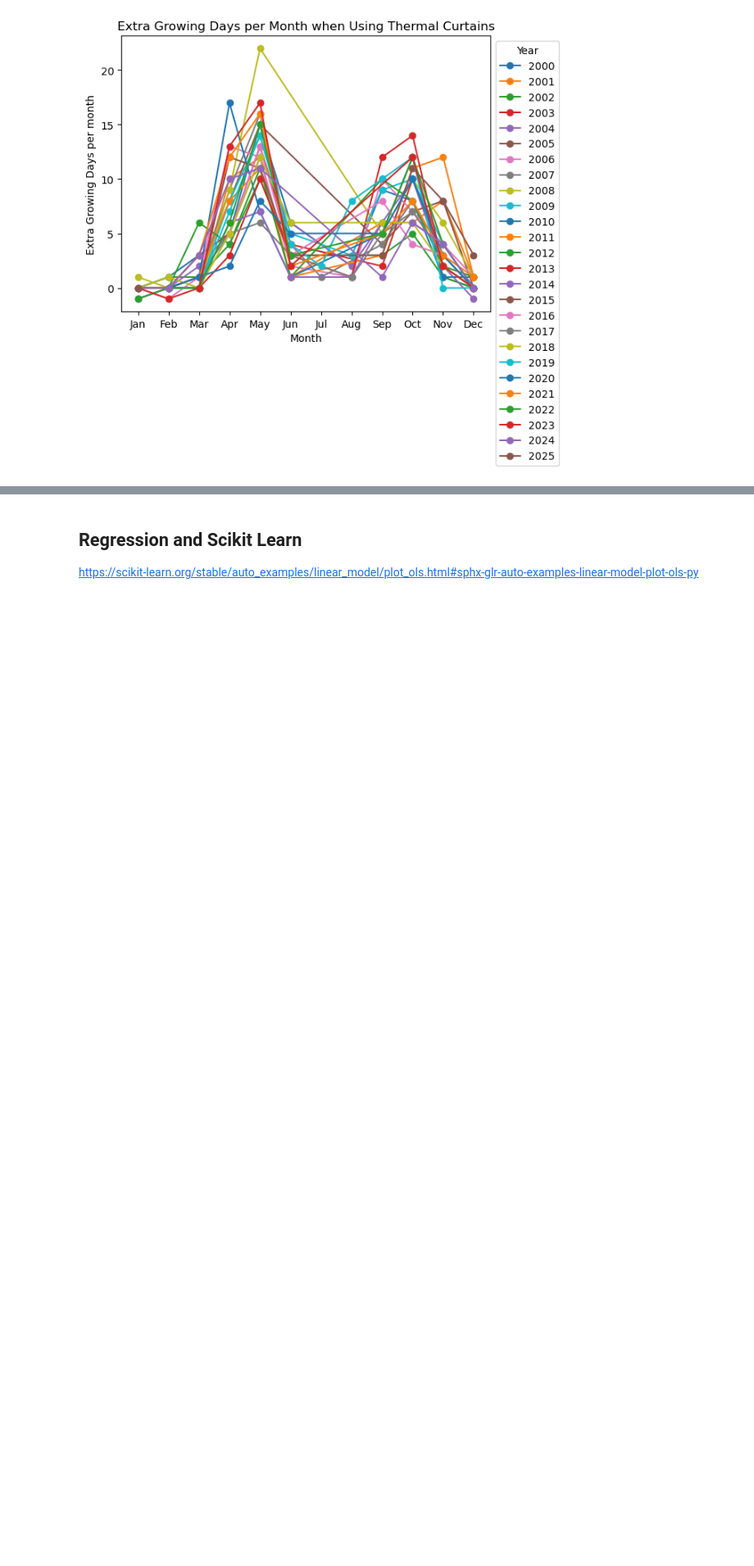
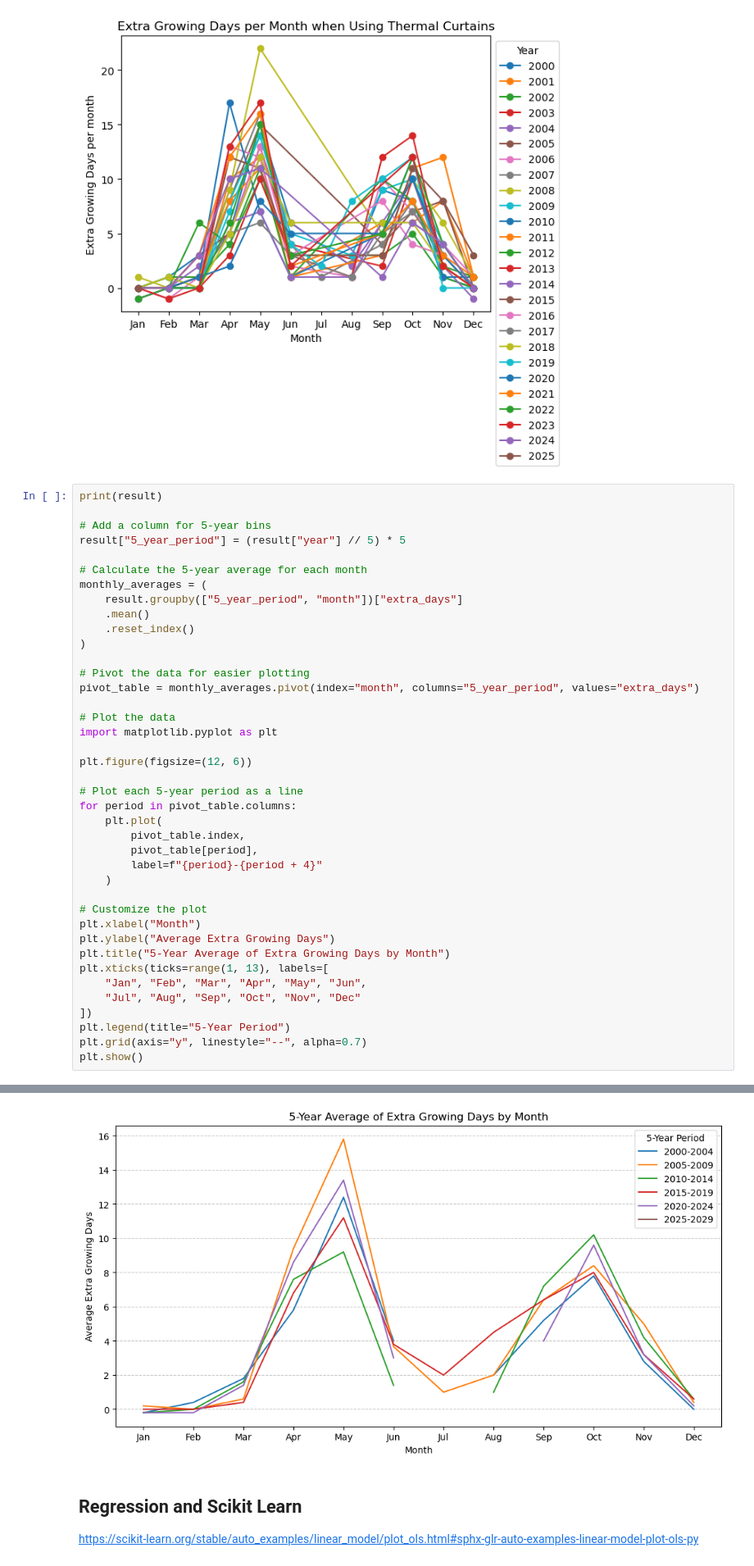
Before and after one commit to kknb1982/pfda, a Jupyter notebook: project/weather_suitability.ipynb, the cells around one changed output, grey strips where cells are left out. Shown at 82% size. Drawn from its saved outputs; the diff is of its cells as text; blank space fills up the shorter version.

```diff
--- a/project/weather_suitability.ipynb
+++ b/project/weather_suitability.ipynb
@@ -873,3 +880,44 @@ plt.legend(title="Year", loc="best", bbox_to_anchor=(1, 1))
 plt.show()
 # %% [output]
 [figure]
+# %%
+print(result)
+
+# Add a column for 5-year bins
+result["5_year_period"] = (result["year"] // 5) * 5
+
+# Calculate the 5-year average for each month
+monthly_averages = (
+    result.groupby(["5_year_period", "month"])["extra_days"]
+    .mean()
+    .reset_index()
+)
+
+# Pivot the data for easier plotting
+pivot_table = monthly_averages.pivot(index="month", columns="5_year_period", values="extra_days")
+
+# Plot the data
+import matplotlib.pyplot as plt
+
+plt.figure(figsize=(12, 6))
+
+# Plot each 5-year period as a line
+for period in pivot_table.columns:
+    plt.plot(
+        pivot_table.index,
+        pivot_table[period],
+        label=f"{period}-{period + 4}"
+    )
+
+# Customize the plot
+plt.xlabel("Month")
+plt.ylabel("Average Extra Growing Days")
+plt.title("5-Year Average of Extra Growing Days by Month")
+plt.xticks(ticks=range(1, 13), labels=[
+    "Jan", "Feb", "Mar", "Apr", "May", "Jun",
+    "Jul", "Aug", "Sep", "Oct", "Nov", "Dec"
+])
+plt.legend(title="5-Year Period")
+plt.grid(axis="y", linestyle="--", alpha=0.7)
+plt.show()
+# %% [output]
@@ -876,3 +941,4 @@ plt.show()
+[figure, added]
 # %% [markdown]
 ## Regression and Scikit Learn
 https://scikit-learn.org/stable/auto_examples/linear_model/plot_ols.html#sphx-glr-auto-examples-linear-model-plot-ols-py
```
Also changed, not shown: parts of 19 cells of this notebook.
